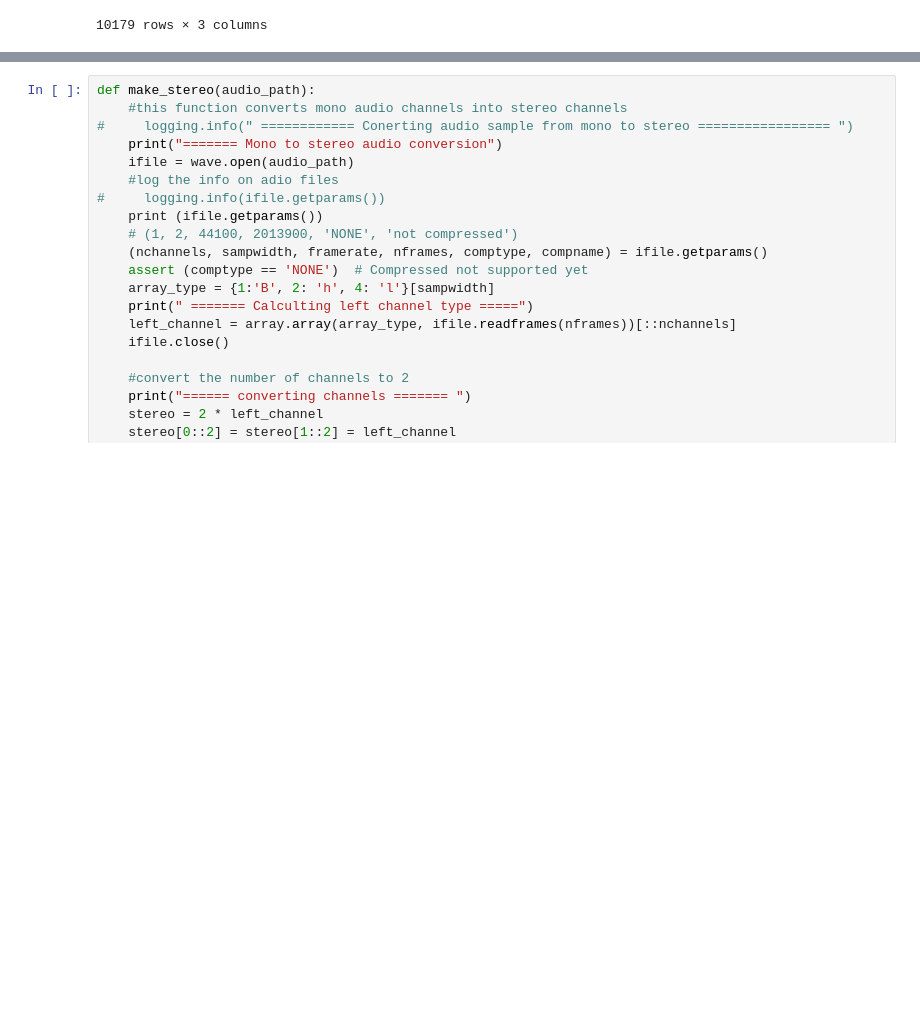
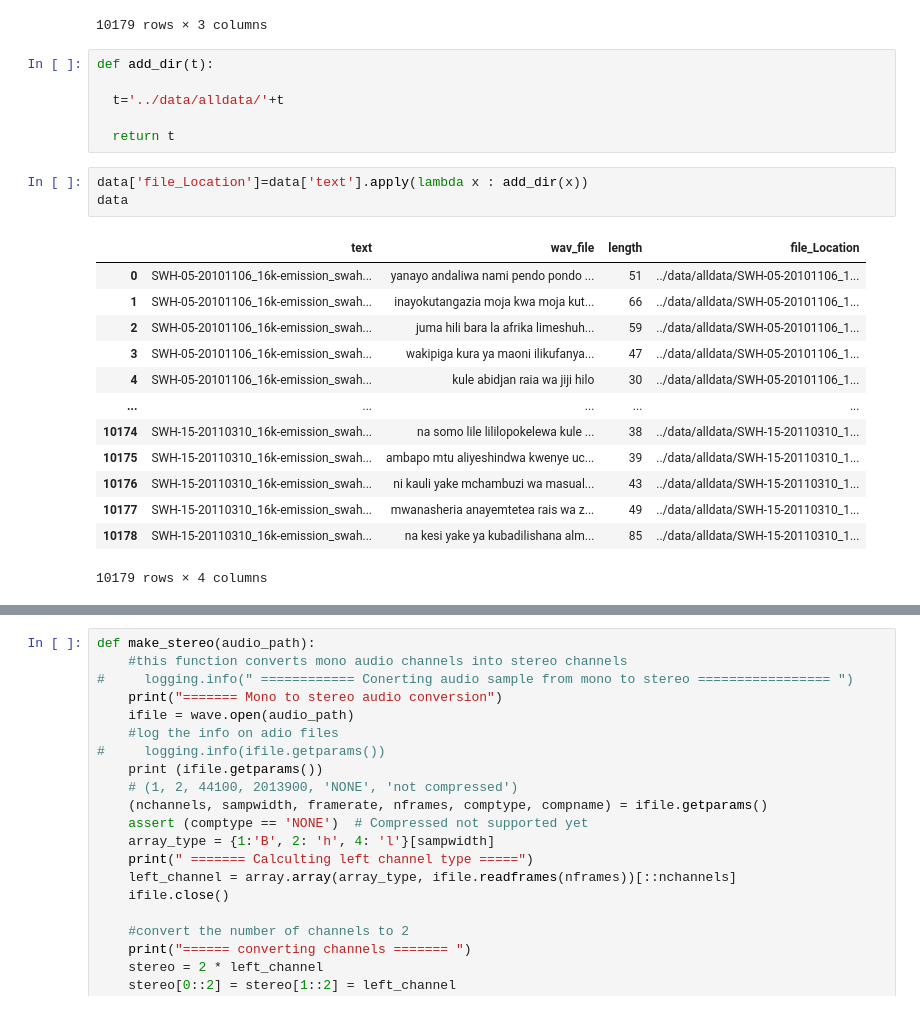
Before and after one commit to joluoch/speech-to-text, a Jupyter notebook: notebooks/preprocess.ipynb, the cells around one changed output, grey strips where cells are left out. Drawn from its saved outputs; the diff is of its cells as text; blank space fills up the shorter version.

```diff
--- a/notebooks/preprocess.ipynb
+++ b/notebooks/preprocess.ipynb
@@ -30,3 +30,26 @@ data
 | 10177 | SWH-15-20110310_16k-emission_swah... | mwanasheria anayemtetea rais wa z... | 49 |
 | 10178 | SWH-15-20110310_16k-emission_swah... | na kesi yake ya kubadilishana alm... | 85 |
 10179 rows × 3 columns
+# %%
+def add_dir(t):
+
+  t='../data/alldata/'+t
+
+  return t
+# %%
+data['file_Location']=data['text'].apply(lambda x : add_dir(x))
+data
+# %% [output]
+|  | text | wav_file | length | file_Location |
+| 0 | SWH-05-20101106_16k-emission_swah... | yanayo andaliwa nami pendo pondo ... | 51 | ../data/alldata/SWH-05-20101106_1... |
+| 1 | SWH-05-20101106_16k-emission_swah... | inayokutangazia moja kwa moja kut... | 66 | ../data/alldata/SWH-05-20101106_1... |
+| 2 | SWH-05-20101106_16k-emission_swah... | juma hili bara la afrika limeshuh... | 59 | ../data/alldata/SWH-05-20101106_1... |
+| 3 | SWH-05-20101106_16k-emission_swah... | wakipiga kura ya maoni ilikufanya... | 47 | ../data/alldata/SWH-05-20101106_1... |
+| 4 | SWH-05-20101106_16k-emission_swah... | kule abidjan raia wa jiji hilo | 30 | ../data/alldata/SWH-05-20101106_1... |
+| ... | ... | ... | ... | ... |
+| 10174 | SWH-15-20110310_16k-emission_swah... | na somo lile lililopokelewa kule ... | 38 | ../data/alldata/SWH-15-20110310_1... |
+| 10175 | SWH-15-20110310_16k-emission_swah... | ambapo mtu aliyeshindwa kwenye uc... | 39 | ../data/alldata/SWH-15-20110310_1... |
+| 10176 | SWH-15-20110310_16k-emission_swah... | ni kauli yake mchambuzi wa masual... | 43 | ../data/alldata/SWH-15-20110310_1... |
+| 10177 | SWH-15-20110310_16k-emission_swah... | mwanasheria anayemtetea rais wa z... | 49 | ../data/alldata/SWH-15-20110310_1... |
+| 10178 | SWH-15-20110310_16k-emission_swah... | na kesi yake ya kubadilishana alm... | 85 | ../data/alldata/SWH-15-20110310_1... |
+10179 rows × 4 columns
```
Also changed, not shown: parts of 6 cells of this notebook, 2 other files.
